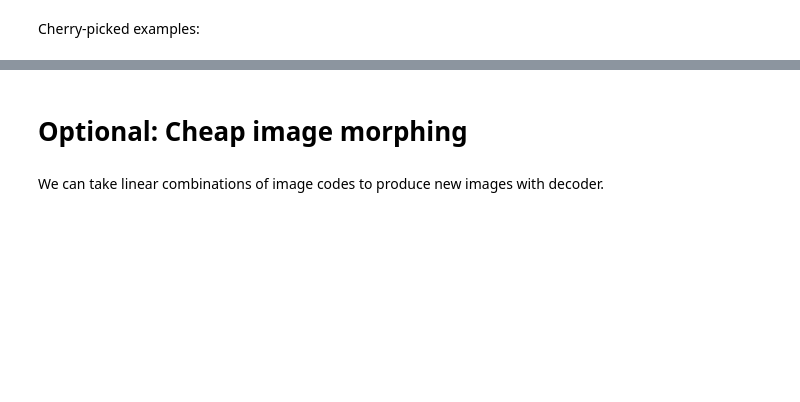
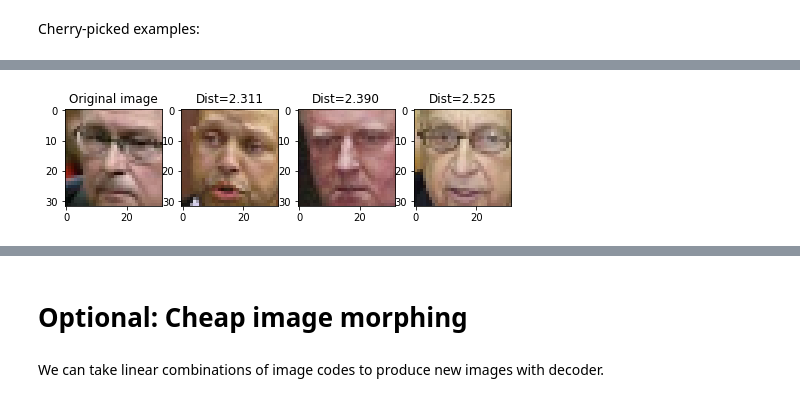
Before and after one commit to amritasenthil/intro-to-dl, a Jupyter notebook: week4/Autoencoders-task.ipynb, the cells around one changed output, grey strips where cells are left out. Cells and saved outputs as stored; diff of their text form; code cells hidden in the pictures; blank space fills up the shorter version.

```diff
--- a/week4/Autoencoders-task.ipynb
+++ b/week4/Autoencoders-task.ipynb
@@ -644,5 +644,6 @@ encoder, decoder = build_deep_autoencoder(IMG_SHAPE, code_size=32)
 encoder.load_weights("encoder.h5")
 # %%
 images = X_train
-codes = ### YOUR CODE HERE: encode all images ###
+codes = encoder.predict(images)
+print(codes.shape)
 assert len(codes) == len(images)
@@ -682,6 +691,8 @@ show_similar(X_test[247])
 # %%
 # ethnicity
-show_similar(X_test[56])
+show_similar(X_test[100])
+# %% [output]
+[figure, added]
 # %%
 # glasses
 show_similar(X_test[63])
```
Also changed, not shown: parts of 5 cells of this notebook.
